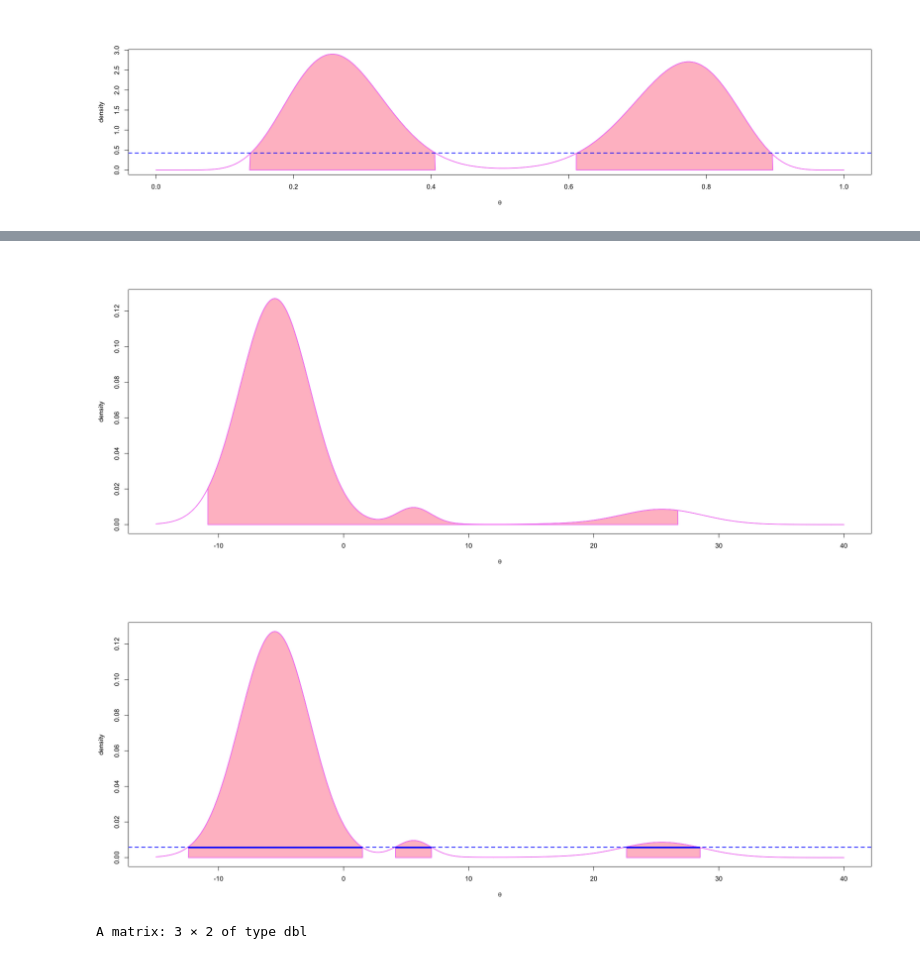
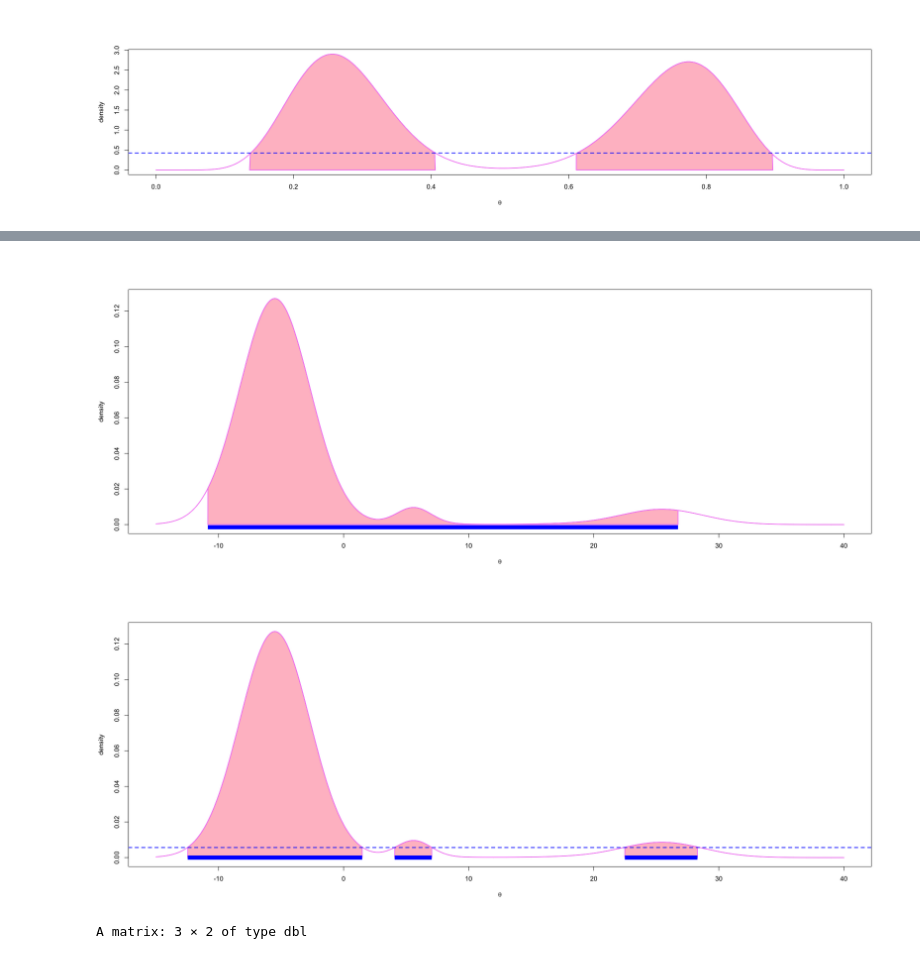
Before and after one commit to sam-tritto/bayesian-hdi, a Jupyter notebook: BayesianHPD.ipynb, the cells around one changed output, grey strips where cells are left out. Drawn from its saved outputs; the diff is of its cells as text; code cells hidden in the pictures.

```diff
--- a/BayesianHPD.ipynb
+++ b/BayesianHPD.ipynb
@@ -275,34 +356,36 @@ mixture_density <- function(x, mu_1, sig_1, mu_2, sig_2, mu_3, sig_3, mu_4, sig_
 n_sim <- 1000000
 
 theta_1 <- rnorm(on_time_prob  * n_sim, mu_1, sig_1)
 theta_2 <- rnorm(carrier_prob  * n_sim, mu_2, sig_2)
 theta_3 <- rnorm(weather_prob  * n_sim, mu_3, sig_3)
 theta_4 <- rnorm(nas_prob * n_sim, mu_4, sig_4)
 theta_5 <- rnorm(security_prob * n_sim, mu_5, sig_5)
 theta_6 <- rnorm(late_arr_prob * n_sim, mu_6, sig_6)
 theta_7 <- rnorm(canceled_prob * n_sim, mu_7, sig_7)
 theta_8 <- rnorm(diverted_prob * n_sim, mu_8, sig_8)
 
 theta <- sort(c(theta_1, theta_2, theta_3, theta_4, theta_5, theta_6, theta_7, theta_8))
 
 lower_idx <- round((alpha_conf / 2) * n_sim)
 upper_idx <- round((1 - alpha_conf / 2) * n_sim)
 q_lower <- theta[lower_idx]
 q_upper <- theta[upper_idx]
 
 x <- seq(-15, 40, by = 0.01)
 y_val <- mixture_density(x, mu_1, sig_1, mu_2, sig_2, mu_3, sig_3, mu_4, sig_4, mu_5, sig_5, mu_6, sig_6, mu_7, sig_7, mu_8, sig_8)
 
 x_coord <- c(q_lower, x[x >= q_lower & x <= q_upper], q_upper)
 y_coord <- c(0, y_val[x >= q_lower & x <= q_upper], 0)
 
 plot(x, y_val,
      type='l', col = 'violet', lwd = 2,
      xlab = expression(theta), ylab = 'density')
 
 polygon(x_coord, y_coord, col = 'pink', lwd = 2,  border = 'violet')
+
+segments(q_lower, -0.0015, q_upper, -0.0015, lwd=10, col='blue', lend='butt')
 # %% [output]
-[figure, old version]
+[figure, new version]
 # %%
 
 n_sim <- 1000000
@@ -355,11 +438,11 @@ polygon(x_coord, y_coord, col = 'pink', lwd = 2, border = 'violet')
 
 
 
-segments(HPD_region2[, 1], ht, HPD_region2[, 2], ht, lwd=4, col='blue', lend='butt')
+segments(HPD_region2[, 1], 0, HPD_region2[, 2], 0, lwd=10, col='blue', lend='butt')
 
 abline(h = height, col = 'blue', lty = 2, lwd = 2)
 # %% [output]
-[figure, old version]
+[figure, new version]
 # %%
 HPD_region2
 # %% [output]
```
Also changed, not shown: parts of 6 cells of this notebook.
